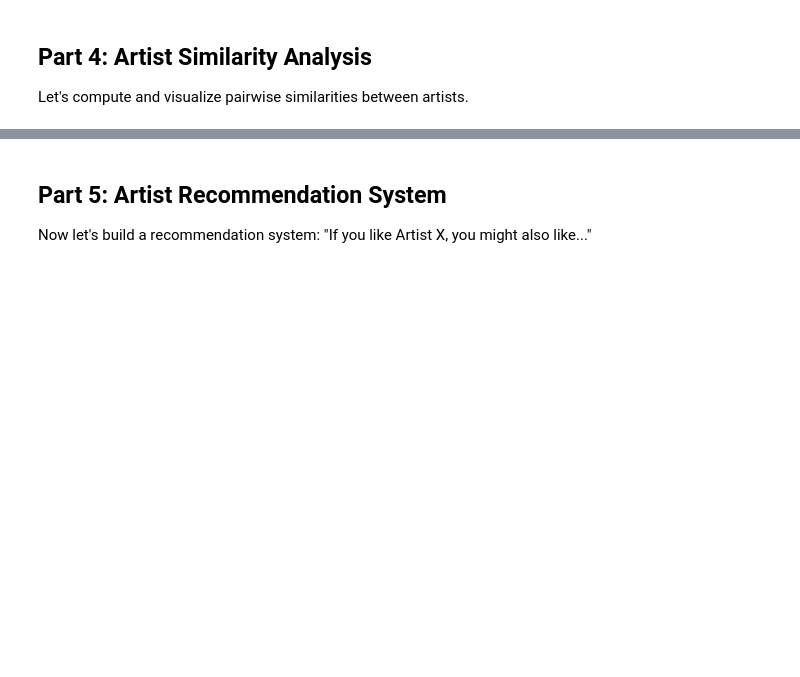
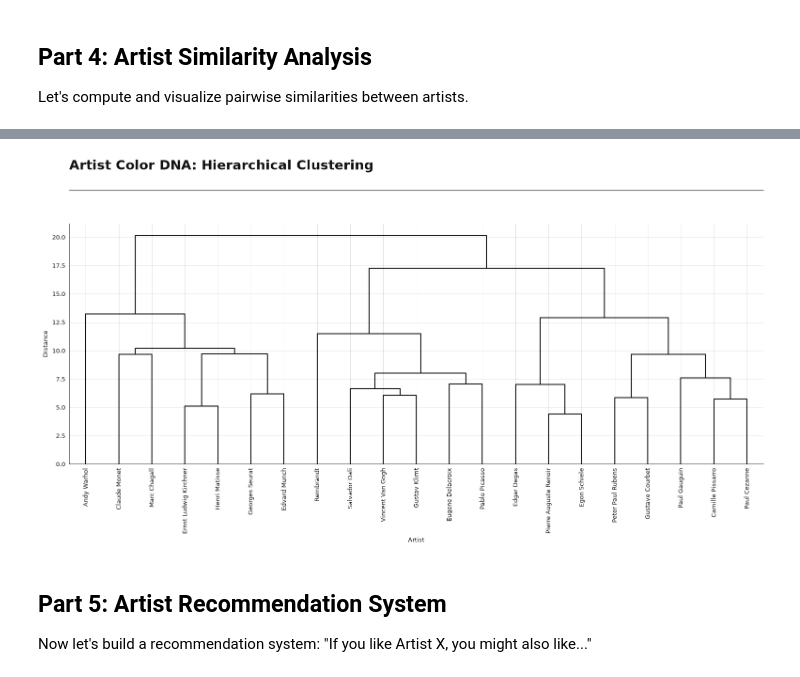
Before and after one commit to MichailSemoglou/renoir, a Jupyter notebook: examples/color_analysis/14_artist_color_dna.ipynb, the cells around one changed output, grey strips where cells are left out. Drawn from its saved outputs; the diff is of its cells as text; code cells hidden in the pictures; blank space fills up the shorter version.

```diff
--- a/examples/color_analysis/14_artist_color_dna.ipynb
+++ b/examples/color_analysis/14_artist_color_dna.ipynb
@@ -222,14 +215,16 @@ def create_artist_color_dna(dataset, artist_idx, artist_name, n_works=30, n_colo
 
     # Collect features from artist's works
     count = 0
-    for item in dataset:
-        if item['artist'] == artist_idx:
-            features = extract_artwork_features(item['image'], n_colors)
-            if features:
-                all_features.append(features)
-                count += 1
-            if count >= n_works:
-                break
+    artist_rows = dataset.select([
+        index for index, value in enumerate(dataset['artist']) if value == artist_idx
+    ])
+    for item in artist_rows:
+        features = extract_artwork_features(item['image'], n_colors)
+        if features:
+            all_features.append(features)
+            count += 1
+        if count >= n_works:
+            break
 
     if len(all_features) < 5:  # Need minimum works
         return None, 0
@@ -508,22 +509,19 @@ plt.show()
 # %%
 # Hierarchical clustering dendrogram
-fig, ax = plt.subplots(figsize=(16, 8))
-
+fig = create_figure('Artist Color DNA: Hierarchical Clustering', figsize=(16, 8))
+ax = add_panel(fig, 0, 1.25, 12, 5.75)
 dendrogram(
     linkage_matrix,
     labels=artist_list,
     leaf_rotation=90,
-    leaf_font_size=10,
+    leaf_font_size=9,
     ax=ax,
-    color_threshold=0.7 * max(linkage_matrix[:, 2])
+    link_color_func=lambda _: BLACK,
 )
-
-ax.set_title('Artist Color DNA: Hierarchical Clustering', fontsize=14, fontweight='bold')
-ax.set_xlabel('Artist', fontsize=12)
-ax.set_ylabel('Distance', fontsize=12)
-
-plt.tight_layout()
+style_axis(ax, 'Artist', 'Distance')
 plt.show()
+# %% [output]
+[figure, added]
 # %% [markdown]
 ## Part 5: Artist Recommendation System
 
```
Also changed, not shown: parts of 27 cells of this notebook, 33 other files.
